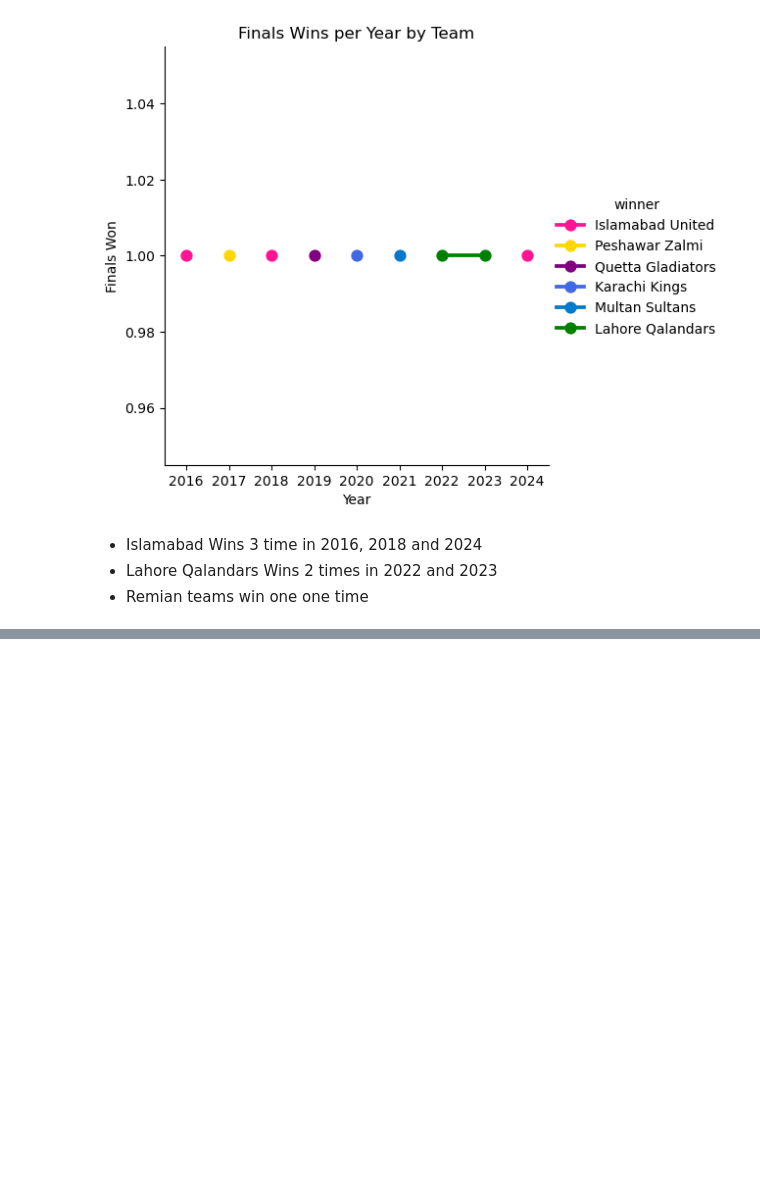
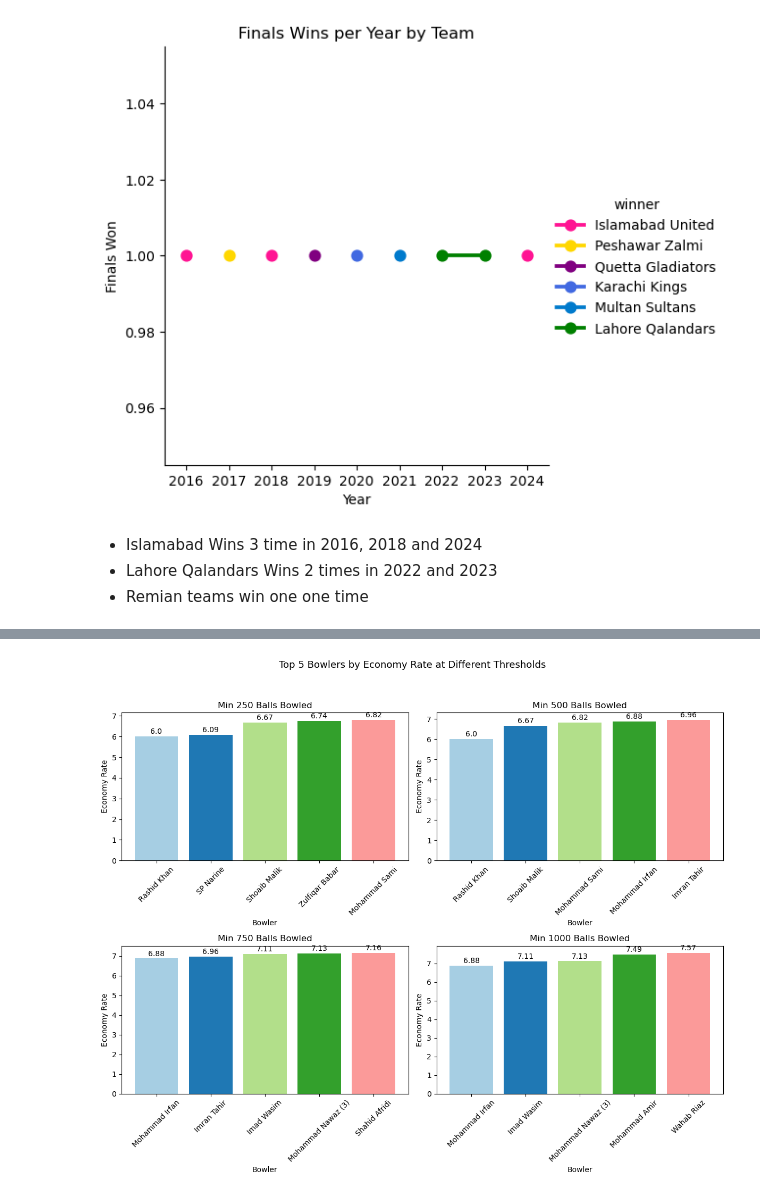
Before and after one commit to danisharain12/Machine-Learning-Projects, a Jupyter notebook: PSL 2025 Winner Prediction/PSL_2025_Winner_Prediction.ipynb, the cells around one changed output, grey strips where cells are left out. Cells and saved outputs as stored; diff of their text form; code cells hidden in the pictures; blank space fills up the shorter version.

```diff
--- a/PSL 2025 Winner Prediction/PSL_2025_Winner_Prediction.ipynb
+++ b/PSL 2025 Winner Prediction/PSL_2025_Winner_Prediction.ipynb
@@ -689,0 +628,29 @@ What It Tells You: Teams that balance both strong batting and bowling have a bet
+# %%
+valid_deliveries = df[(df['extra_runs'] == 0)]
+
+bowling_stats = valid_deliveries.groupby('bowler').agg({'ball': 'count','total_runs': 'sum','extra_runs': 'sum'}).sort_values(by='ball', ascending=False).reset_index()
+bowling_stats['runs_conceded'] = bowling_stats['total_runs'] - bowling_stats['extra_runs']
+bowling_stats['economy_rate'] = (bowling_stats['runs_conceded'] / (bowling_stats['ball'] / 6))
+
+thresholds = [250, 500, 750, 1000]
+
+fig, axes = plt.subplots(2, 2, figsize=(12, 10))
+fig.suptitle("Top 5 Bowlers by Economy Rate at Different Thresholds", fontsize=13)
+
+for ax, threshold in zip(axes.flat, thresholds):
+    filtered = bowling_stats[bowling_stats['ball'] >= threshold]
+    top_economy = filtered.sort_values(by='economy_rate', ascending=True).head(5)
+    bars = ax.bar(top_economy['bowler'], top_economy['economy_rate'], color=colors)
+    ax.set_title(f"Min {threshold} Balls Bowled")
+    ax.set_xlabel("Bowler")
+    ax.set_ylabel("Economy Rate")
+    ax.set_xticklabels(top_economy['bowler'], rotation=45)
+
+    for bar in bars:
+        ax.text(bar.get_x() + bar.get_width()/2, bar.get_height() + 0.05,
+                round(bar.get_height(), 2), ha='center', va='bottom')
+
+plt.tight_layout(rect=[0, 0, 1, 0.95])
+plt.show()
+# %% [output]
+[figure, added]
```
Also changed, not shown: parts of 16 cells of this notebook.
